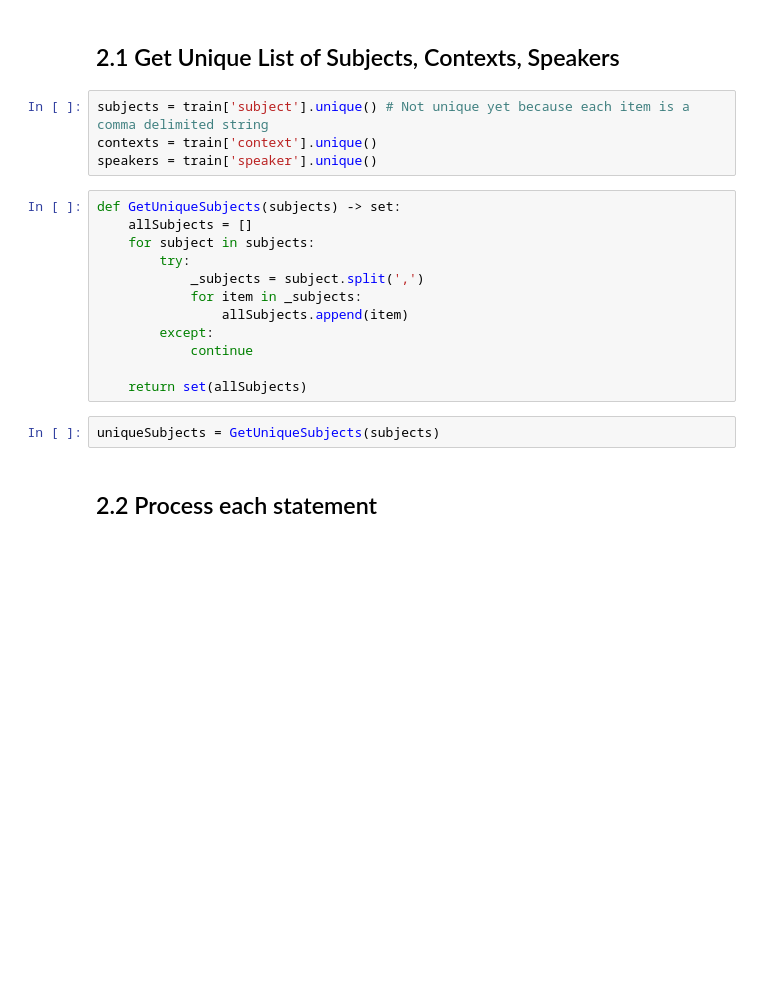
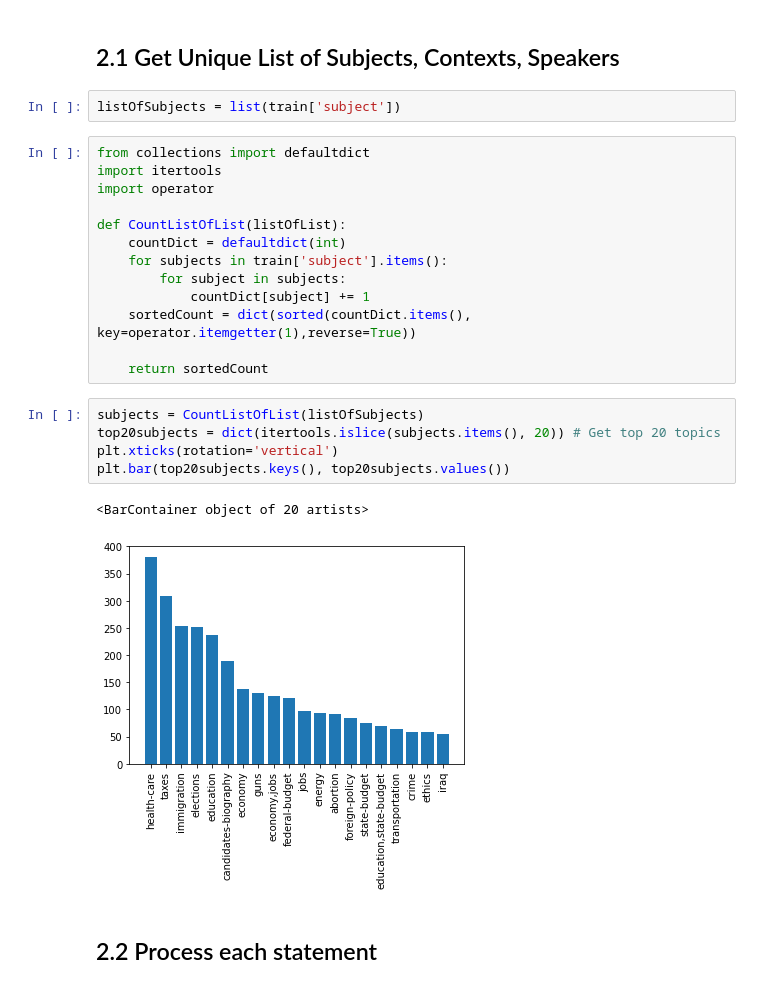
Before and after one commit to hifrickenfive/UniAdelaideAIML, a Jupyter notebook: assignment4/assignment4.ipynb, the cells around one changed output. Drawn from its saved outputs; the diff is of its cells as text; blank space fills up the shorter version.

```diff
--- a/assignment4/assignment4.ipynb
+++ b/assignment4/assignment4.ipynb
@@ -178,24 +197,29 @@ Name: speaker, Length: 2909, dtype: int64
 # 2 Preprocess
 # %% [markdown]
 ## 2.1 Get Unique List of Subjects, Contexts, Speakers
-# %%
-subjects = train['subject'].unique() # Not unique yet because each item is a comma delimited string
-contexts = train['context'].unique()
-speakers = train['speaker'].unique()
-# %%
-def GetUniqueSubjects(subjects) -> set:
-    allSubjects = []
-    for subject in subjects:
-        try:
-            _subjects = subject.split(',')
-            for item in _subjects:
-                allSubjects.append(item)
-        except:
-            continue
-
-    return set(allSubjects)
-# %%
-uniqueSubjects = GetUniqueSubjects(subjects)
+# %%
+listOfSubjects = list(train['subject'])
+# %%
+from collections import defaultdict
+import itertools
+import operator
+
+def CountListOfList(listOfList):
+    countDict = defaultdict(int)
+    for subjects in train['subject'].items():
+        for subject in subjects:
+            countDict[subject] += 1
+    sortedCount = dict(sorted(countDict.items(), key=operator.itemgetter(1),reverse=True))
+
+    return sortedCount
+# %%
+subjects = CountListOfList(listOfSubjects)
+top20subjects = dict(itertools.islice(subjects.items(), 20)) # Get top 20 topics
+plt.xticks(rotation='vertical')
+plt.bar(top20subjects.keys(), top20subjects.values())
+# %% [output]
+<BarContainer object of 20 artists>
+[figure, added]
 # %% [markdown]
 ## 2.2 Process each statement
 # %%
```
Also changed, not shown: parts of 53 cells of this notebook.
